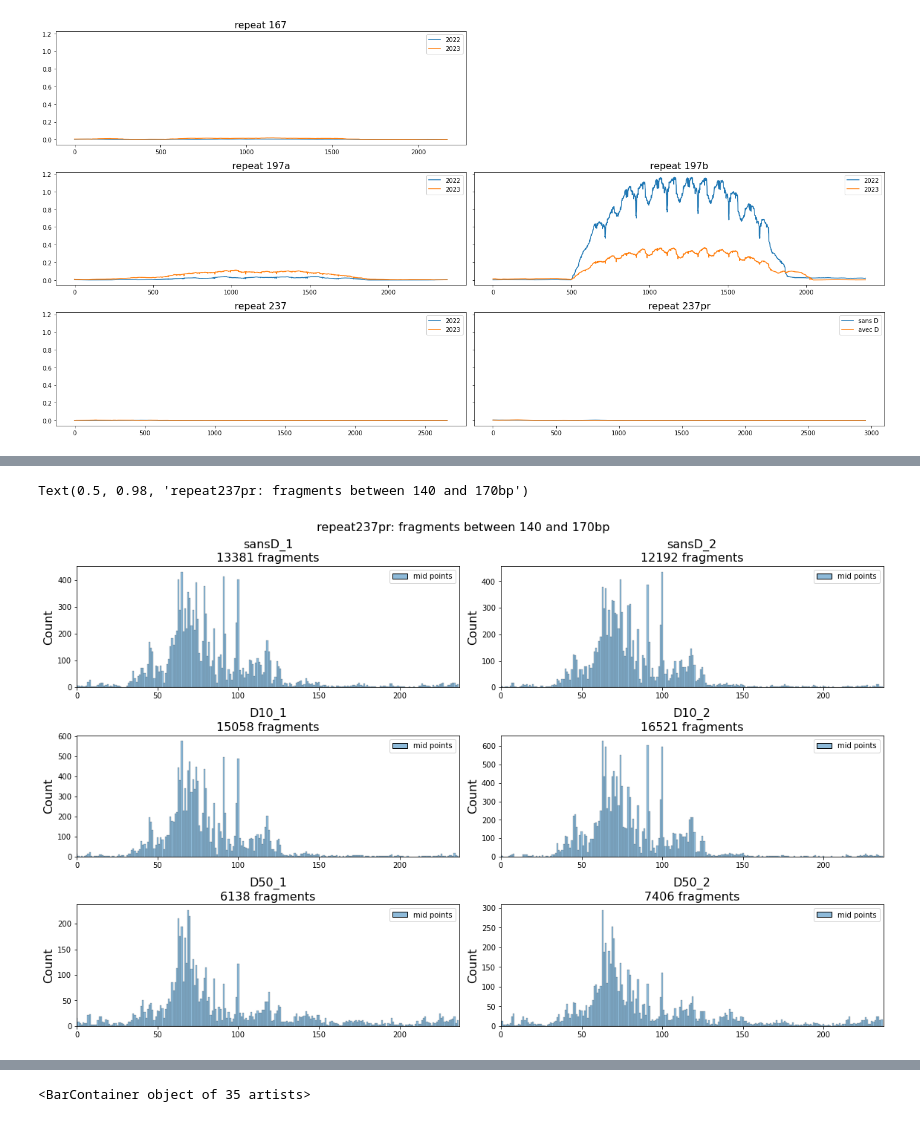
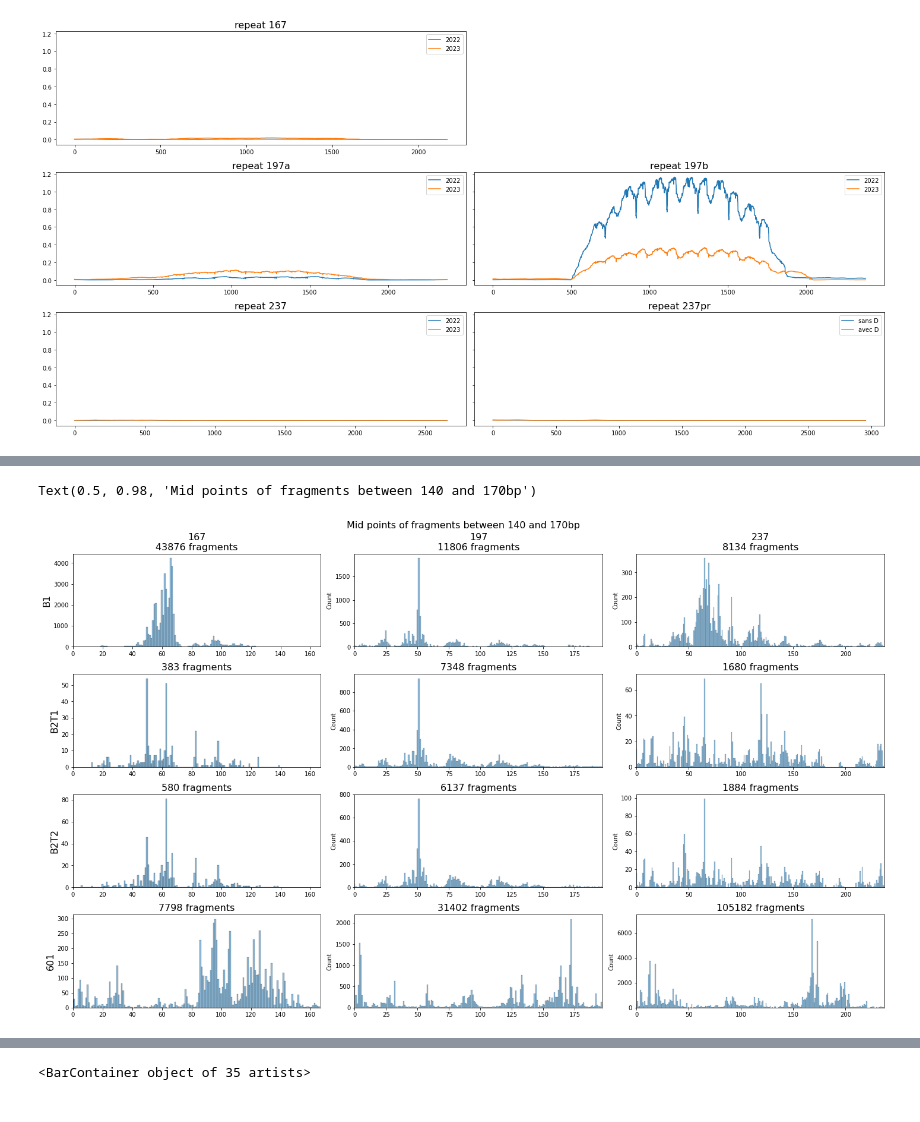
Before and after one commit to Alexwestbrook/mnhn-internship_DeepCNN_ChIP-seq, a Jupyter notebook: JB_alignment_analysis.ipynb, the cells around one changed output, grey strips where cells are left out. Cells and saved outputs as stored; diff of their text form; code cells hidden in the pictures.

```diff
--- a/JB_alignment_analysis.ipynb
+++ b/JB_alignment_analysis.ipynb
@@ -359,7 +413,7 @@ axes[2, 1].legend()
 <matplotlib.legend.Legend at 0x...>
 [figure]
 # %%
-start = 1500
+start = 3800
 rstart = 4000
 signals = np.array([[(rna2022_167_for, rna2022_167_rev), (rna2022_197a_for, rna2022_197a_rev), (rna2022_197b_for, rna2022_197b_rev), (rna2022_237_for, rna2022_237_rev)],
                     [(rna2023_167_for, rna2023_167_rev), (rna2023_197a_for, rna2023_197a_rev), (rna2023_197b_for, rna2023_197b_rev), (rna2023_237_for, rna2023_237_rev)]])
@@ -394,49 +486,61 @@ for i in range(2):
 # %%
 bam_files = [
-    # '/home/alex/shared_folder/JB_seqdes/Projet_Julien/MNases_06_2020/NG-25315_167_1_lib406963_6879_2_101bp_max250.sorted.bam',
-    # '/home/alex/shared_folder/JB_seqdes/Projet_Julien/MNases_06_2020/NG-25315_1971_1_lib402285_6844_1_101bp_max250.sorted.bam',
-    # '/home/alex/shared_folder/JB_seqdes/Projet_Julien/MNases_06_2020/NG-25315_1972_1_lib402286_6844_1_101bp_max250.sorted.bam',
-    # '/home/alex/shared_folder/JB_seqdes/Projet_Julien/MNases_06_2020/NG-25315_237_1_lib406964_6888_1_101bp_max250.sorted.bam',
-    # '/home/alex/shared_folder/JB_seqdes/Projet_Julien/MNases_06_2020/NG-25315_237_1_lib406964_6879_2_101bp_max250.sorted.bam',
-    # '/home/alex/shared_folder/JB_seqdes/Projet_Julien/MNase_08_2023/NG-34039_167_4_1_lib713576_10294_1_101bp_max250.sorted.bam',
-    # '/home/alex/shared_folder/JB_seqdes/Projet_Julien/MNase_08_2023/NG-34039_167_4_2_lib713577_10294_1_101bp_max250.sorted.bam',
-    # '/home/alex/shared_folder/JB_seqdes/Projet_Julien/MNase_08_2023/NG-34039_197_1_22_1_lib713578_10294_1_101bp_max250.sorted.bam',
-    # '/home/alex/shared_folder/JB_seqdes/Projet_Julien/MNase_08_2023/NG-34039_197_1_22_2_lib713579_10294_1_101bp_max250.sorted.bam',
-    # '/home/alex/shared_folder/JB_seqdes/Projet_Julien/MNase_08_2023/NG-34039_197_2_27_1_lib713580_10294_1_101bp_max250.sorted.bam',
-    # '/home/alex/shared_folder/JB_seqdes/Projet_Julien/MNase_08_2023/NG-34039_197_2_27_2_lib713581_10294_1_101bp_max250.sorted.bam',
-    # '/home/alex/shared_folder/JB_seqdes/Projet_Julien/MNase_08_2023/NG-34039_237_44_1_lib713582_10294_1_101bp_max250.sorted.bam',
-    # '/home/alex/shared_folder/JB_seqdes/Projet_Julien/MNase_08_2023/NG-34039_237_44_2_lib713583_10294_1_101bp_max250.sorted.bam',
-    '/home/alex/shared_folder/JB_seqdes/Projet_Julien/MNase_03_2022/NG-29037_237_1_lib554809_7856_3_101bp_max250.sorted.bam',
-    '/home/alex/shared_folder/JB_seqdes/Projet_Julien/MNase_03_2022/NG-29037_237_2_lib554810_7856_3_101bp_max250.sorted.bam',
-    '/home/alex/shared_folder/JB_seqdes/Projet_Julien/MNase_03_2022/NG-29037_237D10_1_lib554811_7856_3_101bp_max250.sorted.bam',
-    '/home/alex/shared_folder/JB_seqdes/Projet_Julien/MNase_03_2022/NG-29037_237D10_2_lib554812_7856_3_101bp_max250.sorted.bam',
-    '/home/alex/shared_folder/JB_seqdes/Projet_Julien/MNase_03_2022/NG-29037_237D50_1_lib554813_7856_3_101bp_max250.sorted.bam',
-    '/home/alex/shared_folder/JB_seqdes/Projet_Julien/MNase_03_2022/NG-29037_237D50_2_lib554814_7856_3_101bp_max250.sorted.bam'
+    '/home/alex/shared_folder/JB_seqdes/Projet_Julien/MNases_06_2020/NG-25315_167_1_lib406963_6879_2_trimfiltered_max250.sorted.bam',
+    # '/home/alex/shared_folder/JB_seqdes/Projet_Julien/MNases_06_2020/NG-25315_1971_1_lib402285_6844_1_trimfiltered_max250.sorted.bam',
+    '/home/alex/shared_folder/JB_seqdes/Projet_Julien/MNases_06_2020/NG-25315_1972_1_lib402286_6844_1_trimfiltered_max250.sorted.bam',
+    '/home/alex/shared_folder/JB_seqdes/Projet_Julien/MNases_06_2020/NG-25315_237_1_lib406964_6879_2_trimfiltered_max250.sorted.bam',
+    # '/home/alex/shared_folder/JB_seqdes/Projet_Julien/MNases_06_2020/NG-25315_237_1_lib406964_6888_1_trimfiltered_max250.sorted.bam',
+
+    '/home/alex/shared_folder/JB_seqdes/Projet_Julien/MNase_08_2023/NG-34039_167_4_1_lib713576_10294_1_trimfiltered_max250.sorted.bam',
+    # '/home/alex/shared_folder/JB_seqdes/Projet_Julien/MNase_08_2023/NG-34039_197_1_22_1_lib713578_10294_1_trimfiltered_max250.sorted.bam',
+    '/home/alex/shared_folder/JB_seqdes/Projet_Julien/MNase_08_2023/NG-34039_197_2_27_1_lib713580_10294_1_trimfiltered_max250.sorted.bam',
+    '/home/alex/shared_folder/JB_seqdes/Projet_Julien/MNase_08_2023/NG-34039_237_44_1_lib713582_10294_1_trimfiltered_max250.sorted.bam',
+
+    '/home/alex/shared_folder/JB_seqdes/Projet_Julien/MNase_08_2023/NG-34039_167_4_2_lib713577_10294_1_trimfiltered_max250.sorted.bam',
+    # '/home/alex/shared_folder/JB_seqdes/Projet_Julien/MNase_08_2023/NG-34039_197_1_22_2_lib713579_10294_1_trimfiltered_max250.sorted.bam',
+    '/home/alex/shared_folder/JB_seqdes/Projet_Julien/MNase_08_2023/NG-34039_197_2_27_2_lib713581_10294_1_trimfiltered_max250.sorted.bam',
+    '/home/alex/shared_folder/JB_seqdes/Projet_Julien/MNase_08_2023/NG-34039_237_44_2_lib713583_10294_1_trimfiltered_max250.sorted.bam',
+
+    # '/home/alex/shared_folder/JB_seqdes/Projet_Julien/MNase_03_2022/NG-29037_237_1_lib554809_7856_3_trimfiltered_max250.sorted.bam',
+    # '/home/alex/shared_folder/JB_seqdes/Projet_Julien/MNase_03_2022/NG-29037_237_2_lib554810_7856_3_trimfiltered_max250.sorted.bam',
+    # '/home/alex/shared_folder/JB_seqdes/Projet_Julien/MNase_03_2022/NG-29037_237D10_1_lib554811_7856_3_trimfiltered_max250.sorted.bam',
+    # '/home/alex/shared_folder/JB_seqdes/Projet_Julien/MNase_03_2022/NG-29037_237D10_2_lib554812_7856_3_trimfiltered_max250.sorted.bam',
+    # '/home/alex/shared_folder/JB_seqdes/Projet_Julien/MNase_03_2022/NG-29037_237D50_1_lib554813_7856_3_trimfiltered_max250.sorted.bam',
+    # '/home/alex/shared_folder/JB_seqdes/Projet_Julien/MNase_03_2022/NG-29037_237D50_2_lib554814_7856_3_trimfiltered_max250.sorted.bam',
+
+    '/home/alex/shared_folder/JB_seqdes/Projet_Julien/MNase_601/SRR13645559_167_max250.sorted.bam',
+    '/home/alex/shared_folder/JB_seqdes/Projet_Julien/MNase_601/SRR13645549_197_max250.sorted.bam',
+    '/home/alex/shared_folder/JB_seqdes/Projet_Julien/MNase_601/SRR13645545_237_max250.sorted.bam',
     ]
-suffixes = ['sansD_1', 'sansD_2', 'D10_1', 'D10_2', 'D50_1', 'D50_2']
-repid = '237pr'
+titles = ['167', '197', '237'] + [''] * 9
+ylabels = ['B1', 'B2T1', 'B2T2', '601']
+repids = ['167', '197b', '237'] * 3 + ['167_601', '197_601', '237_601']
 minfragsize, maxfragsize = 140, 170
-repsize = int(repid[:3])
 start = 4000
-if repid[-2:] == 'pr':
-    start += 298
-fig, axes = plt.subplots(3, 2, figsize=(16, 10), facecolor='w', layout='tight')
-for bam_file, suffix, ax in zip(bam_files, suffixes, axes.flatten()):
+fig, axes = plt.subplots(4, 3, figsize=(20, 12), facecolor='w', layout='tight')
+for bam_file, title, repid, ax in zip(bam_files, titles, repids, axes.flatten()):
+    rlen = int(repid[:3])
     with pysam.AlignmentFile(bam_file, 'rb') as f:
         coords = []
         for read in f.fetch(contig=f'{repid}_7_4kbrf'):
             if (not read.is_reverse
                 and read.is_proper_pair
                 and read.template_length >= minfragsize
                 and read.template_length <= maxfragsize):
                 coords.append(read.reference_start + read.template_length // 2)
     coords = np.array(coords)
-    rep_coords = (coords[(coords >= start) & (coords < start + repsize*7)] - start) % repsize
+    rep_coords = (coords[(coords >= start+rlen) & (coords < start + 6*rlen)] - start) % rlen
 
-    sns.histplot(pd.DataFrame(rep_coords, columns=['mid points']), discrete=True, ax=ax)
-    ax.set_title(f'{suffix}\n{len(rep_coords)} fragments', fontsize=16)
-    ax.set_xlim(0, repsize)
-fig.suptitle(f'repeat{repid}: fragments between {minfragsize} and {maxfragsize}bp', fontsize=16)
+    sns.histplot(pd.DataFrame(rep_coords, columns=['mid points']), discrete=True, ax=ax, legend=False)
+    if title != '':
+        ax.set_title(f'{title}\n{len(rep_coords)} fragments', fontsize=16)
+    else:
+        ax.set_title(f'{len(rep_coords)} fragments', fontsize=16)
+    ax.set_xlim(0, rlen)
+for i in range(4):
+    axes[i, 0].set_ylabel(ylabels[i], fontsize=16)
+fig.suptitle(f'Mid points of fragments between {minfragsize} and {maxfragsize}bp', fontsize=16)
+# plot_utils.save_fig_and_values(fig, '/home/alex/shared_folder/JB_seqdes/results/midpoints_Synrepsand601_140-170_noedges', format=['png'])
 # %% [output]
-Text(0.5, 0.98, 'repeat237pr: fragments between 140 and 170bp')
+Text(0.5, 0.98, 'Mid points of fragments between 140 and 170bp')
-[figure, old version]
+[figure, new version]
```
Also changed, not shown: parts of 12 cells of this notebook, 1 other file.
